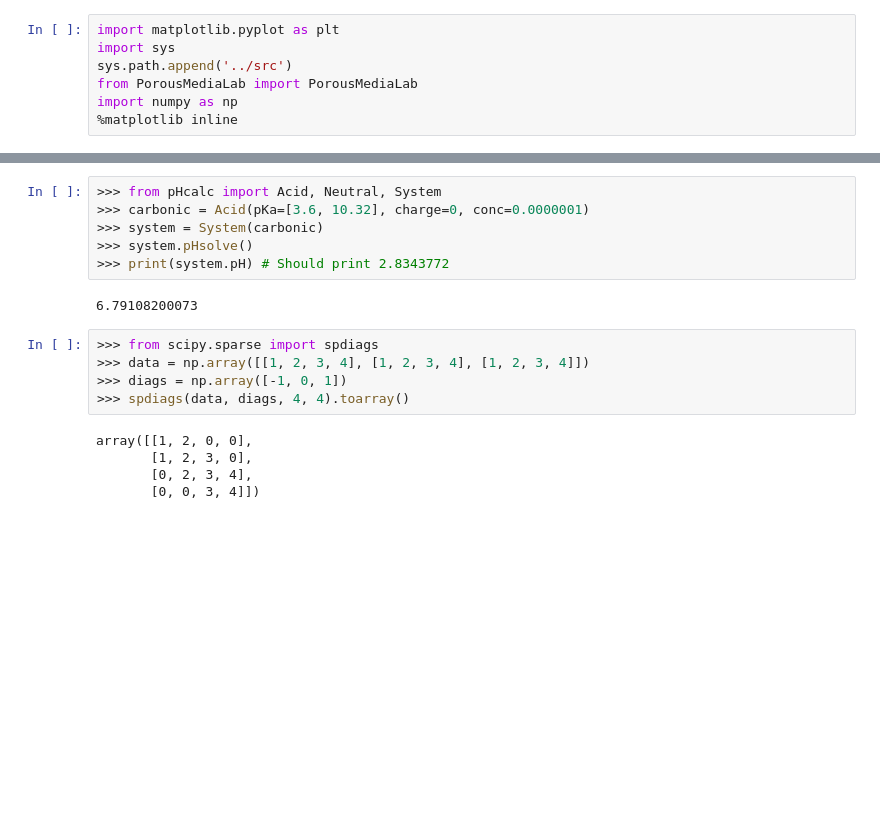
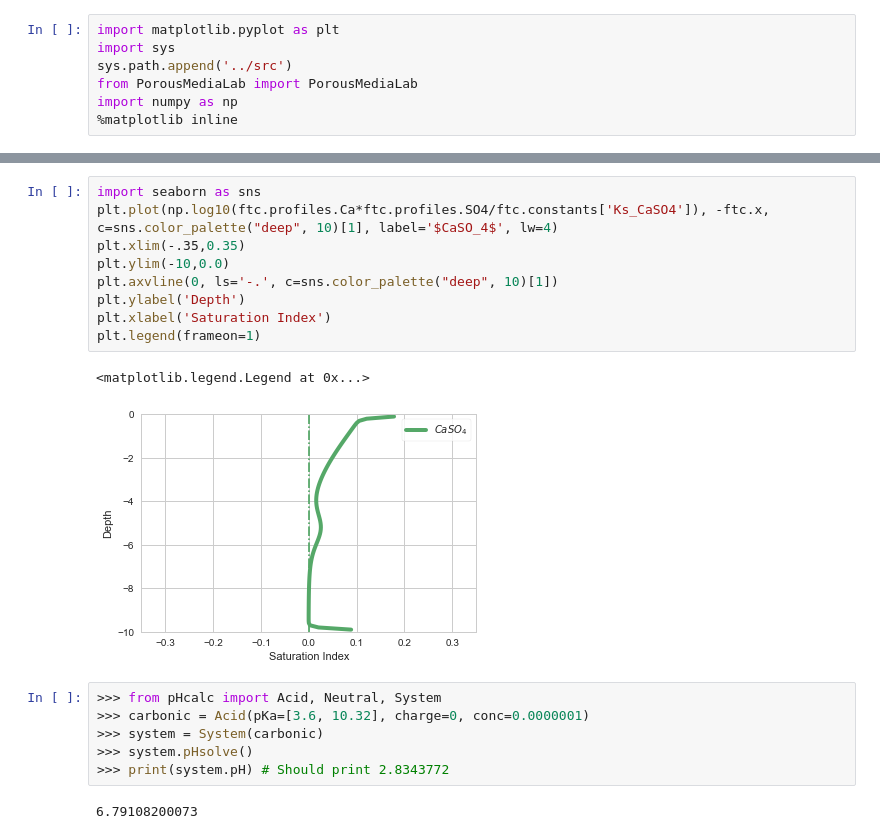
Before and after one commit to biogeochemistry/PorousMediaLab, a Jupyter notebook: examples/acid_base_example.ipynb, the cells around one changed output, grey strips where cells are left out. Saved outputs shown, nothing was run; the diff lists cells and outputs as text; blank space fills up the shorter version.

```diff
--- a/examples/acid_base_example.ipynb
+++ b/examples/acid_base_example.ipynb
@@ -89,3 +123,15 @@ plt.plot(ftc.profiles.Ca)
+# %%
+import seaborn as sns
+plt.plot(np.log10(ftc.profiles.Ca*ftc.profiles.SO4/ftc.constants['Ks_CaSO4']), -ftc.x, c=sns.color_palette("deep", 10)[1], label='$CaSO_4$', lw=4)
+plt.xlim(-.35,0.35)
+plt.ylim(-10,0.0)
+plt.axvline(0, ls='-.', c=sns.color_palette("deep", 10)[1])
+plt.ylabel('Depth')
+plt.xlabel('Saturation Index')
+plt.legend(frameon=1)
+# %% [output]
+<matplotlib.legend.Legend at 0x...>
+[figure, added]
 # %%
 >>> from pHcalc import Acid, Neutral, System
 >>> carbonic = Acid(pKa=[3.6, 10.32], charge=0, conc=0.0000001)
@@ -94,13 +140,3 @@ plt.plot(ftc.profiles.Ca)
 >>> print(system.pH) # Should print 2.8343772
 # %% [output]
 6.79108200073
-# %%
->>> from scipy.sparse import spdiags
->>> data = np.array([[1, 2, 3, 4], [1, 2, 3, 4], [1, 2, 3, 4]])
->>> diags = np.array([-1, 0, 1])
->>> spdiags(data, diags, 4, 4).toarray()
-# %% [output]
-array([[1, 2, 0, 0],
-       [1, 2, 3, 0],
-       [0, 2, 3, 4],
-       [0, 0, 3, 4]])
```
Also changed, not shown: parts of 15 cells of this notebook.
